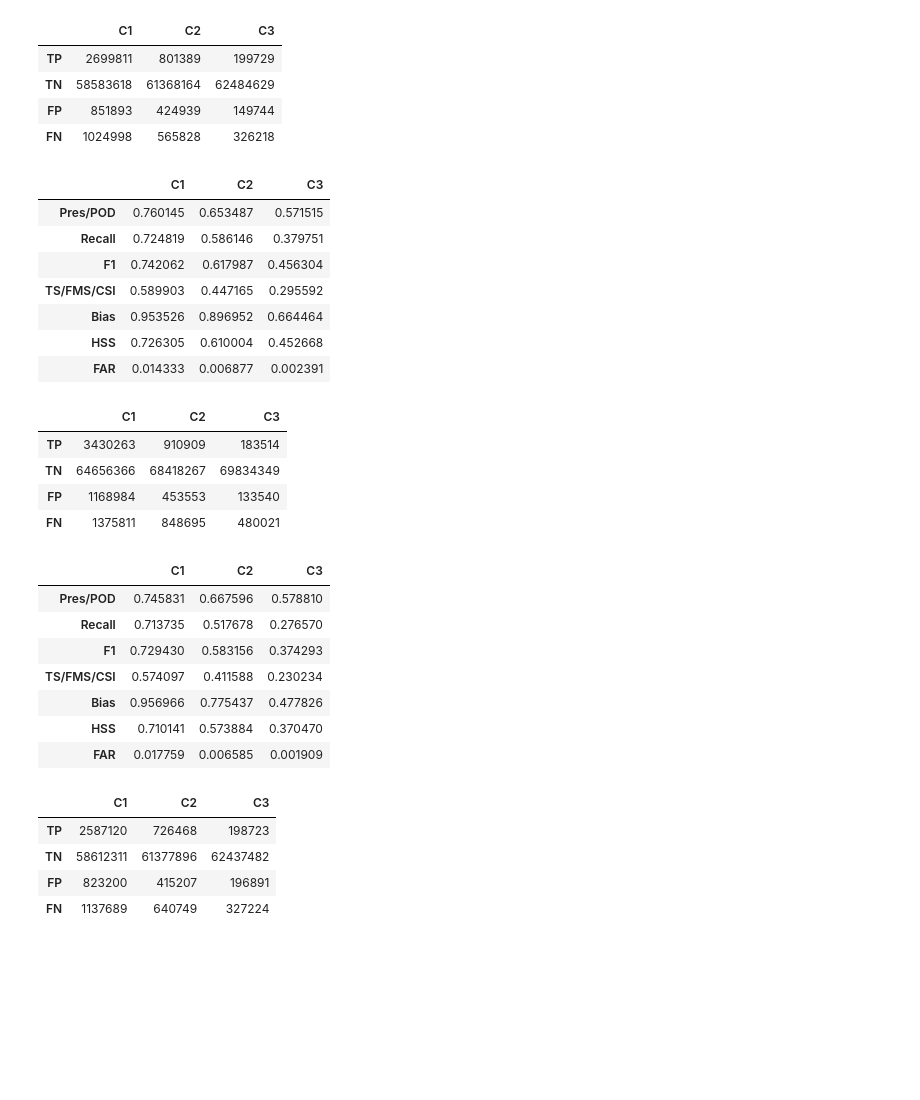
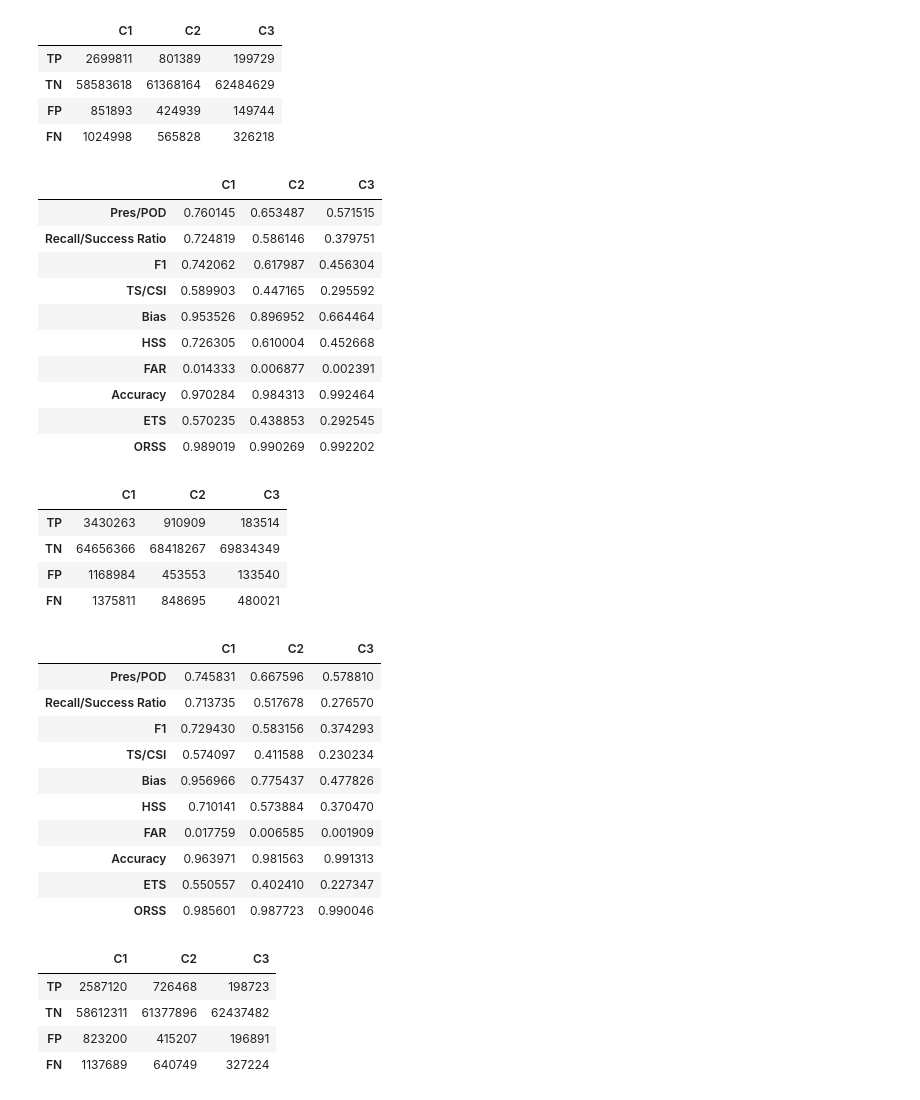
Before and after one commit to DragonZoom/meteonet, a Jupyter notebook: inference.ipynb, the cells around one changed output. Drawn from its saved outputs; the diff is of its cells as text; code cells hidden in the pictures; blank space fills up the shorter version.

Commit message:
more scores

```diff
--- a/inference.ipynb
+++ b/inference.ipynb
@@ -180,16 +201,20 @@ pd.DataFrame( dom_stats, columns=['C1','C2','C3'], index=['TP','TN','FP','FN'])
 | FP | 851893 | 424939 | 149744 |
 | FN | 1024998 | 565828 | 326218 |
 # %%
-pd.DataFrame( calculate_scores( dom_stats), columns=['C1','C2','C3'], index=['Pres/POD','Recall','F1','TS/FMS/CSI','Bias','HSS','FAR'])
+score_names = ['Pres/POD','Recall/Success Ratio','F1','TS/CSI','Bias','HSS','FAR','Accuracy', 'ETS', 'ORSS']
+pd.DataFrame( calculate_scores( dom_stats), columns=['C1','C2','C3'], index=score_names)
 # %% [output]
 |  | C1 | C2 | C3 |
 | Pres/POD | 0.760145 | 0.653487 | 0.571515 |
-| Recall | 0.724819 | 0.586146 | 0.379751 |
+| Recall/Success Ratio | 0.724819 | 0.586146 | 0.379751 |
 | F1 | 0.742062 | 0.617987 | 0.456304 |
-| TS/FMS/CSI | 0.589903 | 0.447165 | 0.295592 |
+| TS/CSI | 0.589903 | 0.447165 | 0.295592 |
 | Bias | 0.953526 | 0.896952 | 0.664464 |
 | HSS | 0.726305 | 0.610004 | 0.452668 |
 | FAR | 0.014333 | 0.006877 | 0.002391 |
+| Accuracy | 0.970284 | 0.984313 | 0.992464 |
+| ETS | 0.570235 | 0.438853 | 0.292545 |
+| ORSS | 0.989019 | 0.990269 | 0.992202 |
 # %%
 dom_rain_stats = eval_test( rain_test_loader, model_dom_rain, device)
 # %%
@@ -201,16 +226,19 @@ pd.DataFrame( dom_rain_stats, columns=['C1','C2','C3'], index=['TP','TN','FP','F
 | FP | 1168984 | 453553 | 133540 |
 | FN | 1375811 | 848695 | 480021 |
 # %%
-pd.DataFrame( calculate_scores( dom_rain_stats), columns=['C1','C2','C3'], index=['Pres/POD','Recall','F1','TS/FMS/CSI','Bias','HSS','FAR'])
+pd.DataFrame( calculate_scores( dom_rain_stats), columns=['C1','C2','C3'], index=score_names)
 # %% [output]
 |  | C1 | C2 | C3 |
 | Pres/POD | 0.745831 | 0.667596 | 0.578810 |
-| Recall | 0.713735 | 0.517678 | 0.276570 |
+| Recall/Success Ratio | 0.713735 | 0.517678 | 0.276570 |
 | F1 | 0.729430 | 0.583156 | 0.374293 |
-| TS/FMS/CSI | 0.574097 | 0.411588 | 0.230234 |
+| TS/CSI | 0.574097 | 0.411588 | 0.230234 |
 | Bias | 0.956966 | 0.775437 | 0.477826 |
 | HSS | 0.710141 | 0.573884 | 0.370470 |
 | FAR | 0.017759 | 0.006585 | 0.001909 |
+| Accuracy | 0.963971 | 0.981563 | 0.991313 |
+| ETS | 0.550557 | 0.402410 | 0.227347 |
+| ORSS | 0.985601 | 0.987723 | 0.990046 |
 # %%
 vinc_stats = eval_test( test_loader, model_vinc, device)
 # %%
```
Also changed, not shown: parts of 4 cells of this notebook, 3 other files.
